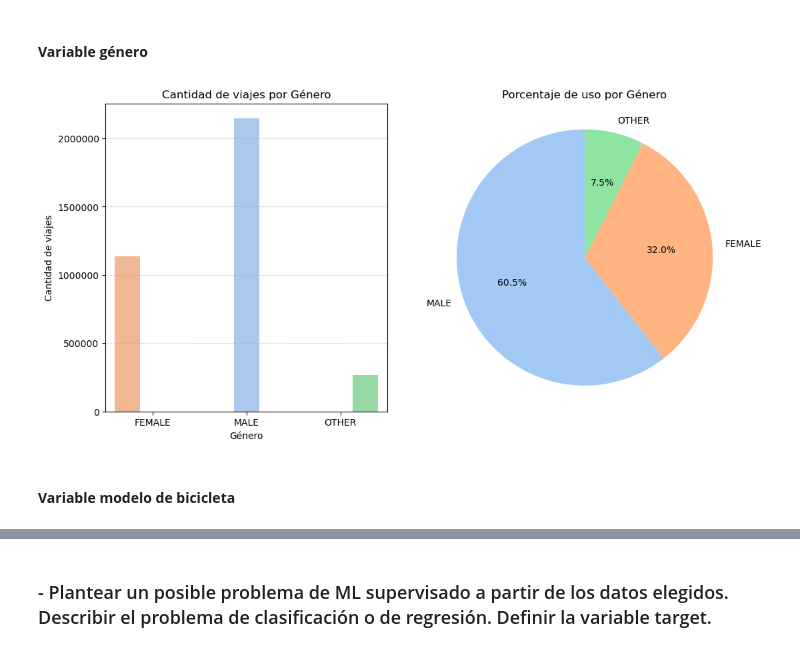
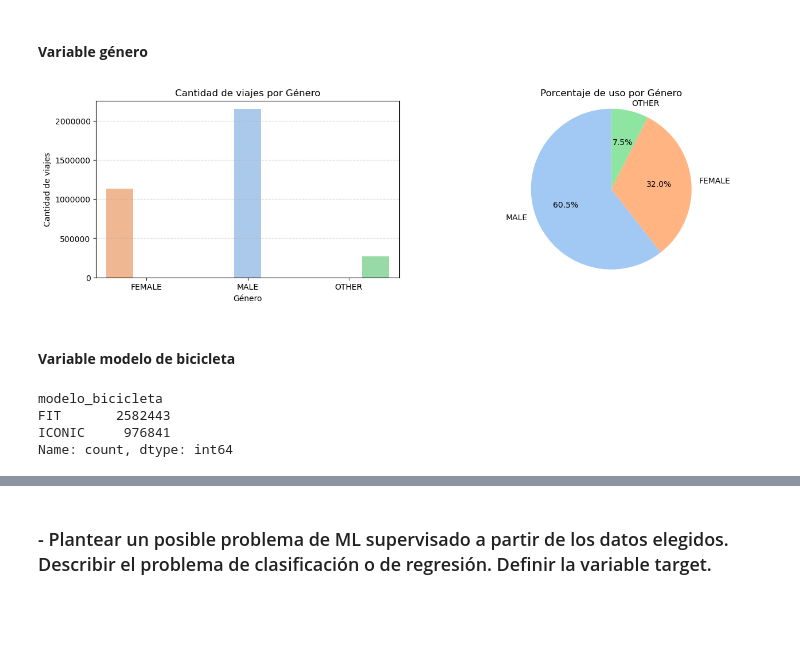
Before and after one commit to elianpinzas/add_tp_final, a Jupyter notebook: trabajo_final.ipynb, the cells around one changed output, grey strips where cells are left out. Drawn from its saved outputs; the diff is of its cells as text; code cells hidden in the pictures; blank space fills up the shorter version.

```diff
--- a/trabajo_final.ipynb
+++ b/trabajo_final.ipynb
@@ -284,7 +286,7 @@ def plot_pie(data, column, mapa_colores, ax=None, startangle=90, title=None):
     ax.set_title(title if title else f'Distribución de "{column}"')
     ax.axis('equal')
 # %%
-fig, axes = plt.subplots(1, 2, figsize=(12, 6))
+fig, axes = plt.subplots(1, 2, figsize=(15, 4))
 
 axes = axes.flatten()
 
@@ -293,33 +295,40 @@ paleta_base = sns.color_palette('pastel')
 colores_genero = {
     'MALE':     paleta_base[0],
     'FEMALE':   paleta_base[1],
     'OTHER':    paleta_base[2]
 }
 
 # Grafico 1: Barras
 sns.countplot(
     x='genero',
     data=ecobici_df,
     hue='genero',
     palette=colores_genero,
     ax=axes[0],
     legend=False
 )
 axes[0].set_title('Cantidad de viajes por Género')
 axes[0].set_xlabel('Género')
 axes[0].set_ylabel('Cantidad de viajes')
 axes[0].grid(axis='y', ls='--', alpha=0.5)
 axes[0].ticklabel_format(style='plain', axis='y')
 
 # Grafico 2: Pie chart
 plot_pie(
     data=ecobici_df,
     column='genero',
     mapa_colores=colores_genero,
     ax=axes[1],
     title='Porcentaje de uso por Género'
 )
 # %% [output]
-[figure, old version]
+[figure, new version]
 # %% [markdown]
 #### **Variable modelo de bicicleta**
+# %%
+print(ecobici_df['modelo_bicicleta'].value_counts())
+# %% [output]
+modelo_bicicleta
+FIT       2582443
+ICONIC     976841
+Name: count, dtype: int64
```
Also changed, not shown: parts of 7 cells of this notebook.
